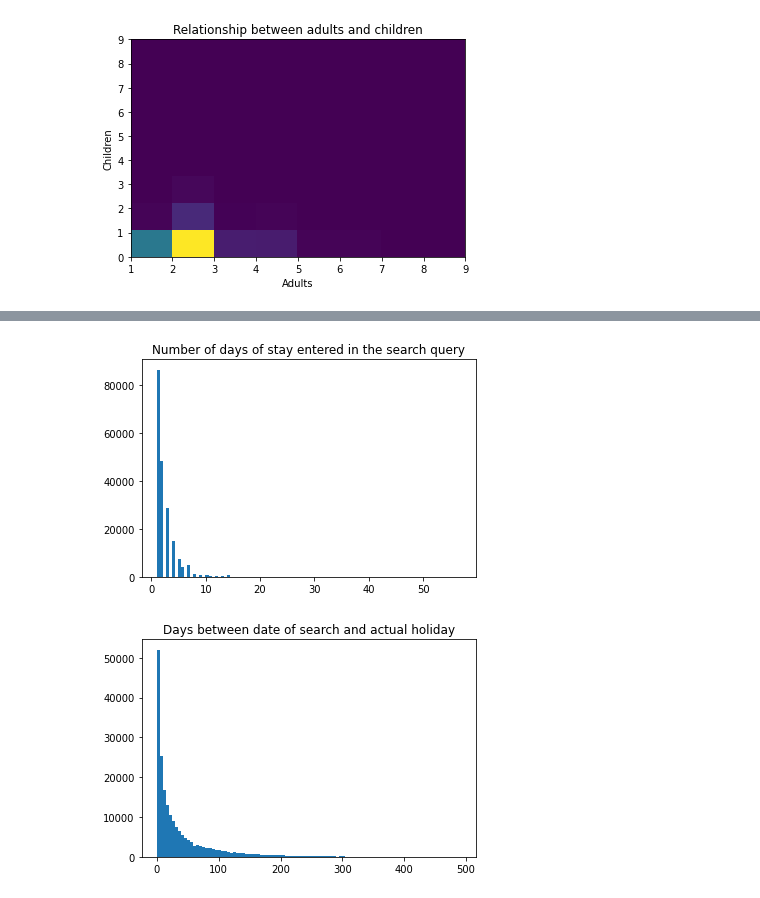
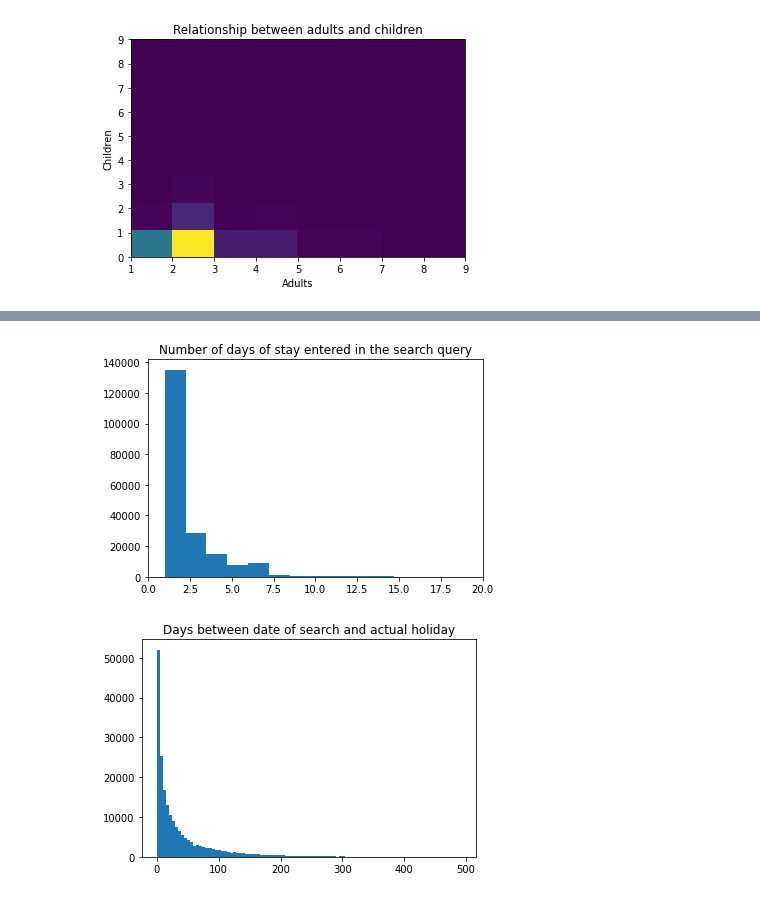
Before and after one commit to Heleenoudenijhuis/Datamining, a Jupyter notebook: Hotel_data_mining_EXPLORATION.ipynb, the cells around one changed output, grey strips where cells are left out. Drawn from its saved outputs; the diff is of its cells as text; code cells hidden in the pictures.

```diff
--- a/Hotel_data_mining_EXPLORATION.ipynb
+++ b/Hotel_data_mining_EXPLORATION.ipynb
@@ -73,9 +126,10 @@ plt.show()
 # %%
-plt.hist(search['srch_length_of_stay'], bins = 100)
+plt.hist(search['srch_length_of_stay'], bins = 45)
 plt.title('Number of days of stay entered in the search query')
+plt.xlim(0,20)
 plt.show()
 # %% [output]
-[figure, old version]
+[figure, new version]
 # %%
 plt.hist(search['srch_booking_window'], bins=100)
 plt.title('Days between date of search and actual holiday')
```
Also changed, not shown: parts of 8 cells of this notebook.
